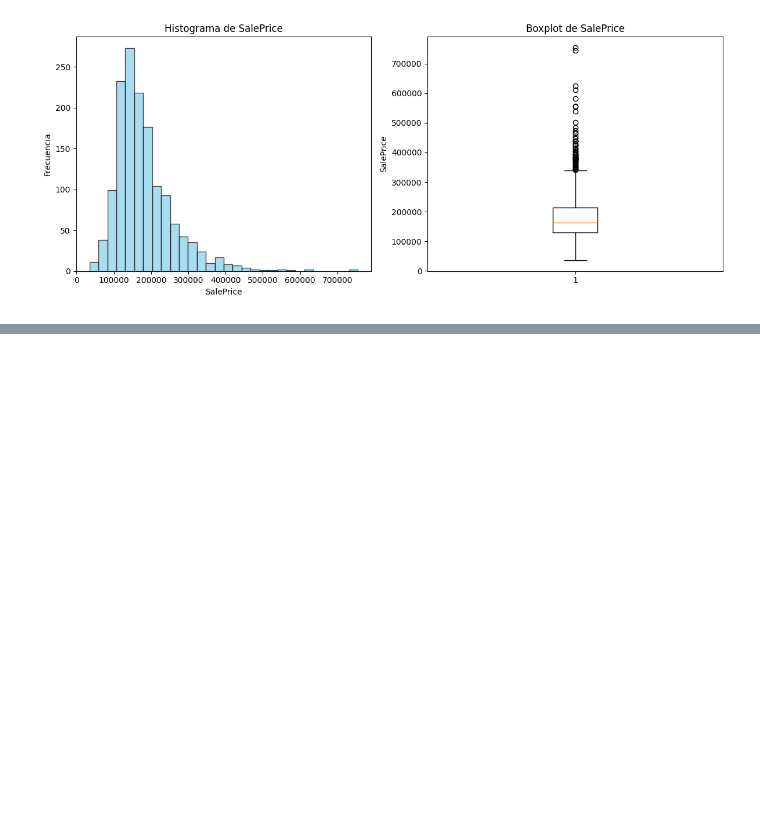
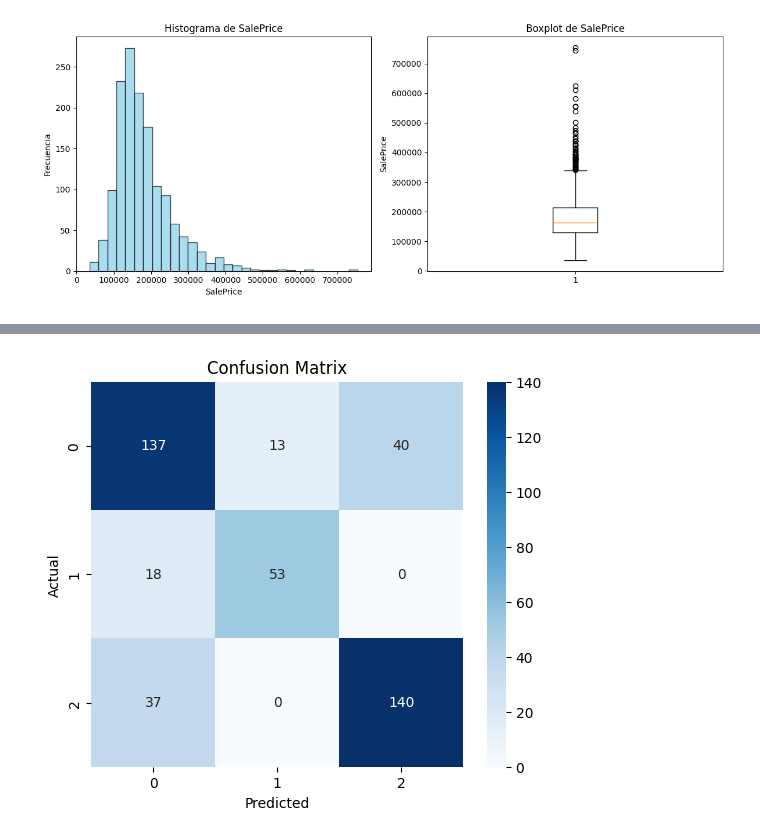
Before and after one commit to DiegoDuaS/Decision_Trees_2, a Jupyter notebook: actividades.ipynb, the cells around one changed output, grey strips where cells are left out. Drawn from its saved outputs; the diff is of its cells as text; code cells hidden in the pictures; blank space fills up the shorter version.

```diff
--- a/actividades.ipynb
+++ b/actividades.ipynb
@@ -287,0 +372,7 @@ MSE Exponenciado: 1612892598.2458
+# %%
+y_pred = arbol.predict(X_test)
+accuracy = accuracy_score(y_test, y_pred)
+print(f"Precisión del modelo: {accuracy:.2f}")
+
+# Reporte de clasificación
+print(classification_report(y_test, y_pred))
@@ -287,0 +390,13 @@ MSE Exponenciado: 1612892598.2458
+# %%
+# Step 2: Compute confusion matrix
+cm = confusion_matrix(y_test, y_pred)
+
+# Step 3: Plot confusion matrix using Seaborn
+plt.figure(figsize=(6, 5))
+sns.heatmap(cm, annot=True, fmt="d", cmap="Blues", xticklabels=np.unique(y_test), yticklabels=np.unique(y_test))
+plt.xlabel("Predicted")
+plt.ylabel("Actual")
+plt.title("Confusion Matrix")
+plt.show()
+# %% [output]
+[figure, added]
```
Also changed, not shown: parts of 17 cells of this notebook.
